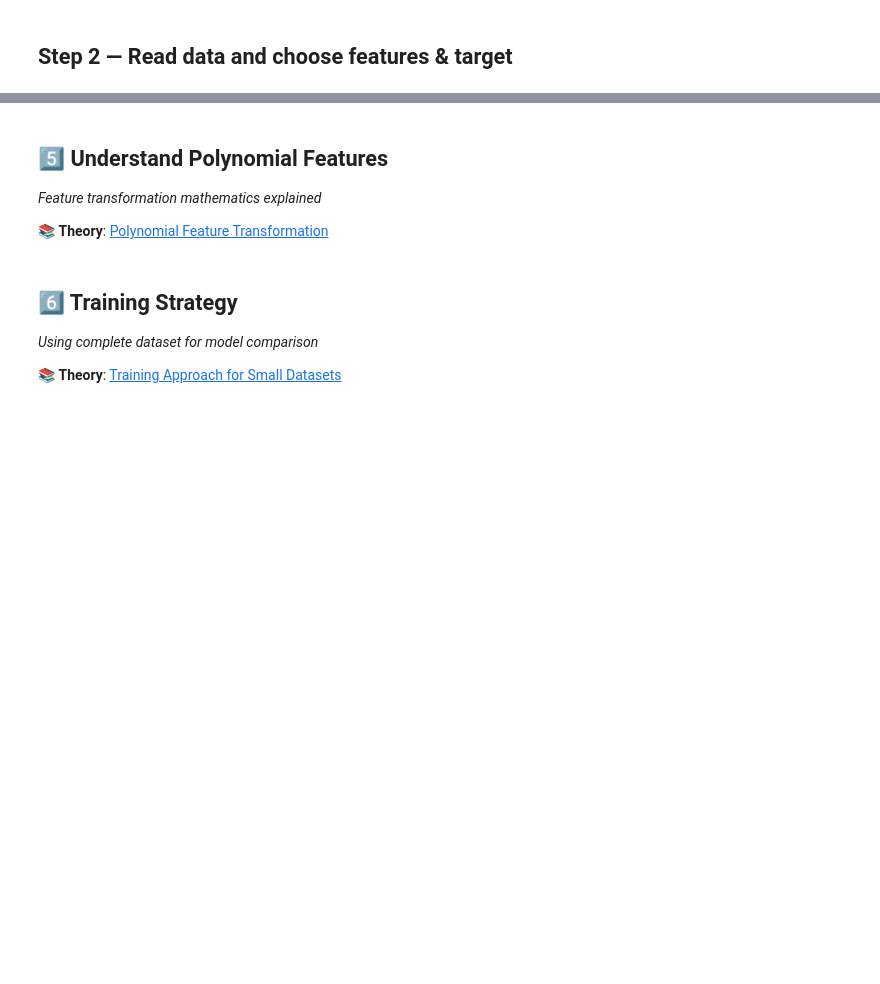
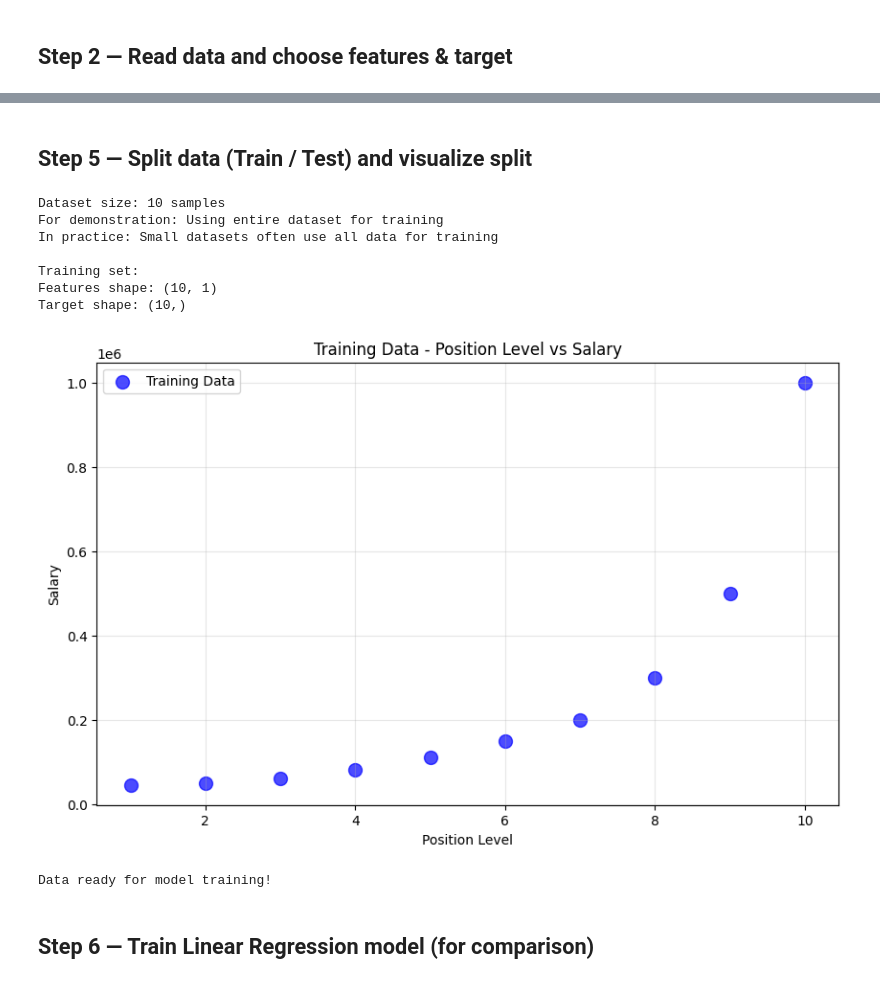
Before and after one commit to Morobang/machine-learning-journey, a Jupyter notebook: 01_supervised_learning/01_regression/notebooks/03_polynomial_regression.ipynb, the cells around one changed output, grey strips where cells are left out. Cells and saved outputs as stored; diff of their text form; code cells hidden in the pictures; blank space fills up the shorter version.

```diff
--- a/01_supervised_learning/01_regression/notebooks/03_polynomial_regression.ipynb
+++ b/01_supervised_learning/01_regression/notebooks/03_polynomial_regression.ipynb
@@ -170,45 +130,44 @@ else:
 # %% [markdown]
-## 5️⃣ Understand Polynomial Features
-*Feature transformation mathematics explained*
-
-📚 **Theory**: [Polynomial Feature Transformation](../teaching/03_polynomial_regression.md#feature-transformation-process)
+## Step 5 — Split data (Train / Test) and visualize split
 # %%
-# 🔢 Demonstrating Polynomial Feature Transformation
-print("🔢 Understanding Polynomial Feature Transformation:")
-print("=" * 60)
+# Import train_test_split
+from sklearn.model_selection import train_test_split
 
-# Show original features
-print("📊 Original Position Levels:")
-print(f"X_original = {X.flatten()}")
+# Note: For small datasets like this (10 samples), we typically use the entire dataset
+# But for demonstration purposes, let's show how splitting would work
+print("Dataset size:", len(X), "samples")
+print("For demonstration: Using entire dataset for training")
+print("In practice: Small datasets often use all data for training")
 
-# Import polynomial features for demonstration
-from sklearn.preprocessing import PolynomialFeatures
+# Use entire dataset as training data (common practice for small datasets)
+X_train = X
+y_train = y
 
-# Create polynomial features of different degrees
-degrees = [1, 2, 3, 4]
-for degree in degrees:
-    poly_transformer = PolynomialFeatures(degree=degree, include_bias=False)
-    X_transformed = poly_transformer.fit_transform(X)
+print("\nTraining set:")
+print("Features shape:", X_train.shape)
+print("Target shape:", y_train.shape)
 
-    print(f"\n🎯 Degree {degree} Transformation:")
-    print(f"Feature names: {poly_transformer.get_feature_names_out(['Level'])}")
-    print(f"Shape: {X_transformed.shape}")
-    print(f"First few rows:")
-    for i in range(min(3, len(X_transformed))):
-        print(f"  Level {i+1}: {X_transformed[i]}")
+# Visualize the training data
+plt.figure(figsize=(10, 6))
+plt.scatter(X_train, y_train, color='blue', alpha=0.7, s=100, label='Training Data')
+plt.title('Training Data - Position Level vs Salary')
+plt.xlabel('Position Level')
+plt.ylabel('Salary')
+plt.legend()
+plt.grid(True, alpha=0.3)
+plt.show()
 
-print(f"\n💡 Key Insights:")
-print(f"• Degree 1: Just the original level (linear regression)")
-print(f"• Degree 2: Adds Level² (can capture U-shaped curves)")
-print(f"• Degree 3: Adds Level³ (can capture S-shaped curves)")
-print(f"• Degree 4: Adds Level⁴ (even more flexibility)")
-
-print(f"\n🎯 For Our Business Problem:")
-print(f"We'll test degree 4 to see if salary growth has complex patterns!")
-print(f"The algorithm will automatically find the best coefficients.")
+print("Data ready for model training!")
+# %% [output]
+Dataset size: 10 samples
+For demonstration: Using entire dataset for training
+In practice: Small datasets often use all data for training
+
+Training set:
+Features shape: (10, 1)
+Target shape: (10,)
+[figure, added]
+Data ready for model training!
 # %% [markdown]
-## 6️⃣ Training Strategy
-*Using complete dataset for model comparison*
-
-📚 **Theory**: [Training Approach for Small Datasets](../teaching/03_polynomial_regression.md#training-strategy)
+## Step 6 — Train Linear Regression model (for comparison)
 # %%
```
Also changed, not shown: parts of 18 cells of this notebook.
